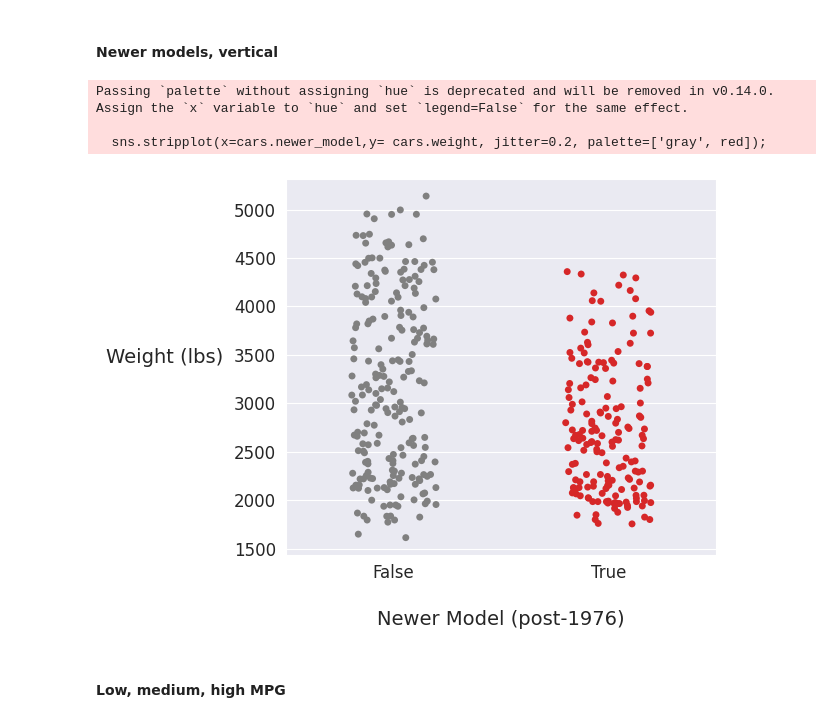
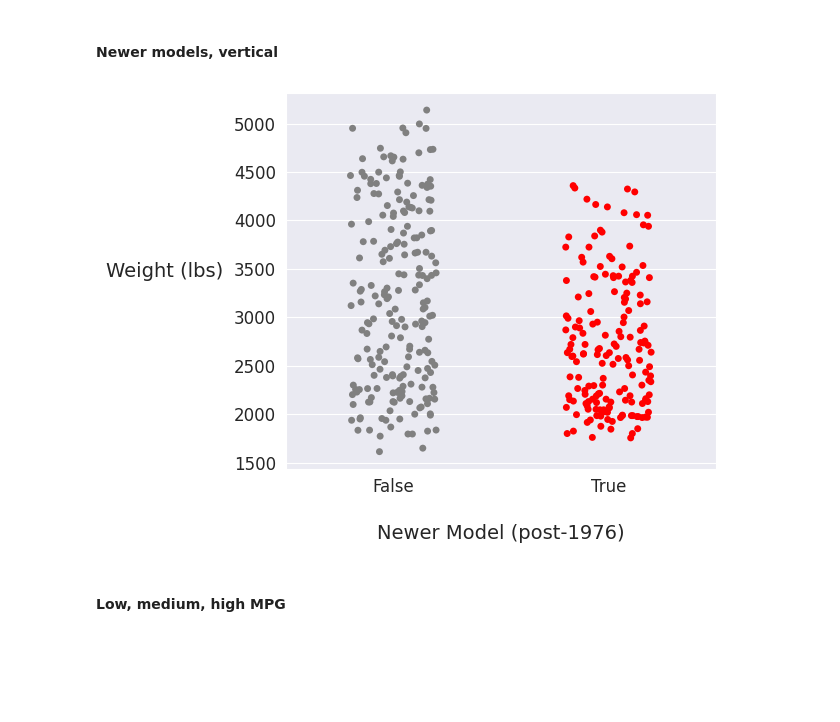
Before and after one commit to Davron030901/Matplotlib_and_Seaborn, a Jupyter notebook: 07_stripplot.ipynb, the cells around one changed output. Drawn from its saved outputs; the diff is of its cells as text; code cells hidden in the pictures; blank space fills up the shorter version.

```diff
--- a/07_stripplot.ipynb
+++ b/07_stripplot.ipynb
@@ -264,15 +263,14 @@ plt.legend(title='Cylinders', frameon=False)
 sns.set_style('darkgrid')
 cars['newer_model'] = [True if mod_year > 76 else False for mod_year in cars.model_year]
 # %%
-sns.stripplot(x=cars.newer_model,y= cars.weight, jitter=0.2, palette=['gray', red]);
+sns.stripplot(x=cars.newer_model, y=cars.weight,
+              hue=cars.newer_model, jitter=0.2,
+              palette=['gray', 'red'], legend=False)
 plt.xlabel('\nNewer Model (post-1976)')
 plt.ylabel('Weight (lbs)', rotation=0, labelpad=50)
 plt.tight_layout()
 # %% [output]
-Passing `palette` without assigning `hue` is deprecated and will be removed in v0.14.0. Assign the `x` variable to `hue` and set `legend=False` for the same effect.
-
-  sns.stripplot(x=cars.newer_model,y= cars.weight, jitter=0.2, palette=['gray', red]);
-[figure, old version]
+[figure, new version]
 # %% [markdown]
 #### Low, medium, high MPG
 # %%
```
Also changed, not shown: parts of 25 cells of this notebook.
